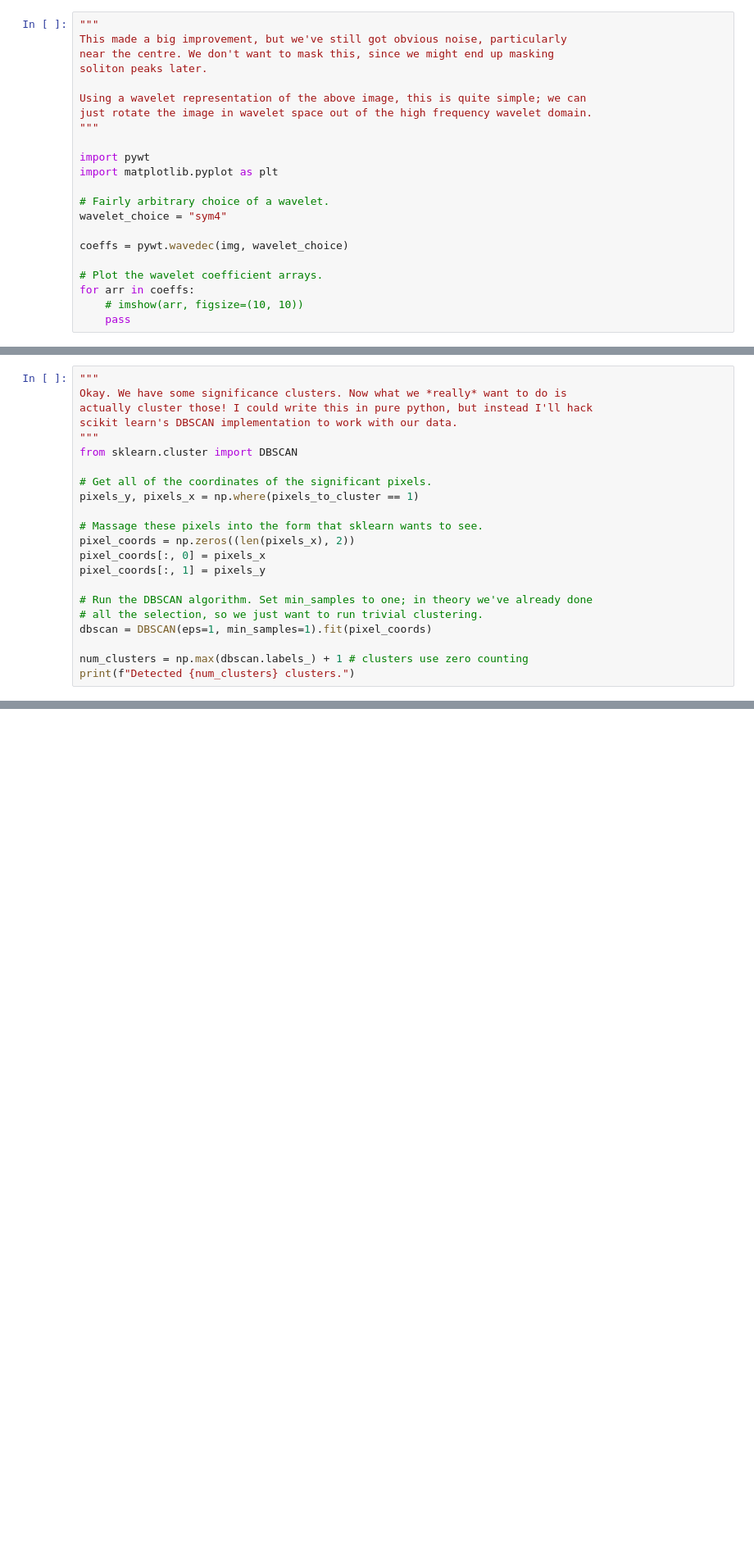
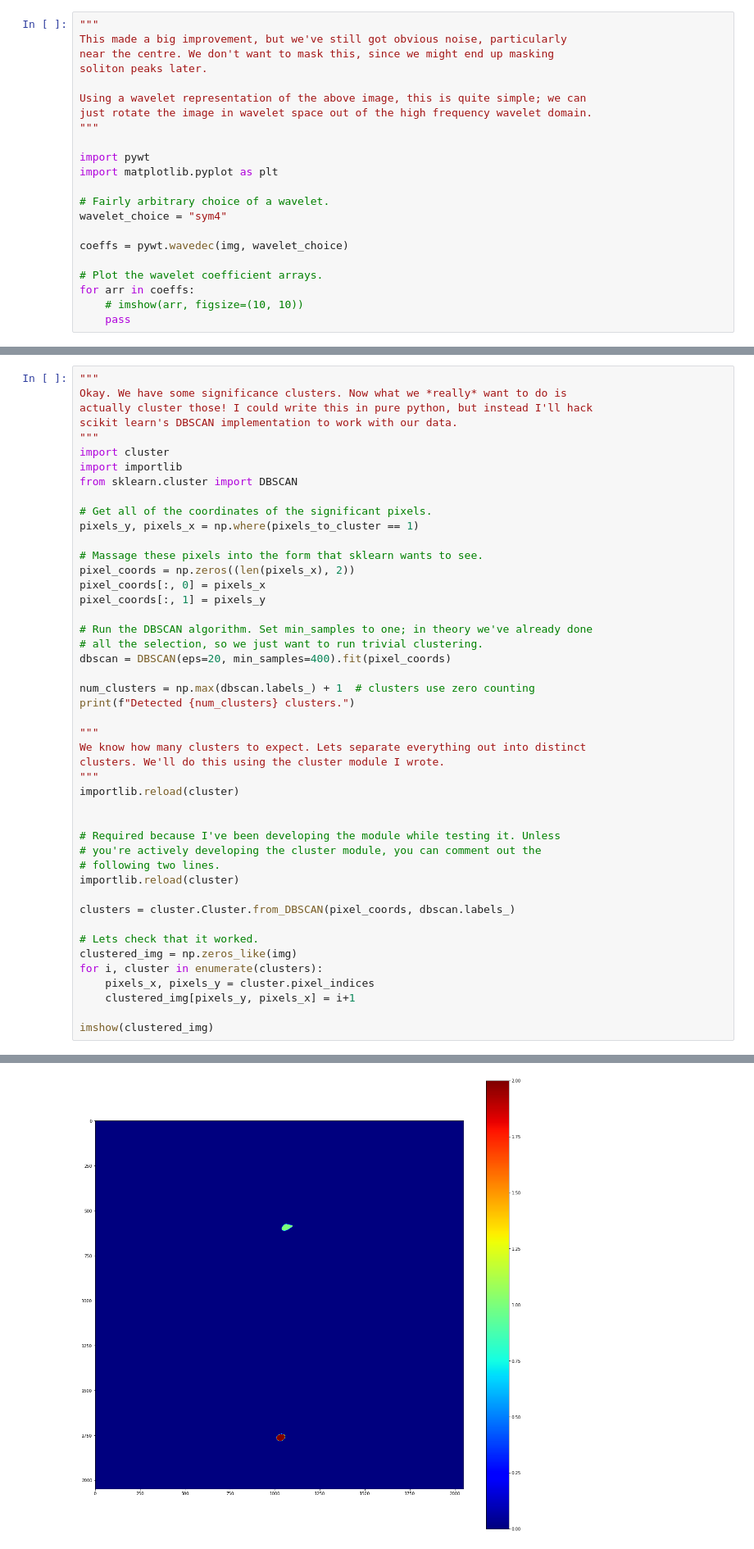
Before and after one commit to RBrearton/soliton_analysis, a Jupyter notebook: azimuthal_scan_playground.ipynb, the cells around one changed output, grey strips where cells are left out. Shown at 82% size. Drawn from its saved outputs; the diff is of its cells as text; blank space fills up the shorter version.

```diff
--- a/azimuthal_scan_playground.ipynb
+++ b/azimuthal_scan_playground.ipynb
@@ -336,6 +318,8 @@ Okay. We have some significance clusters. Now what we *really* want to do is
 actually cluster those! I could write this in pure python, but instead I'll hack
 scikit learn's DBSCAN implementation to work with our data.
 """
+import cluster
+import importlib
 from sklearn.cluster import DBSCAN
 
 # Get all of the coordinates of the significant pixels.
@@ -348,8 +332,30 @@ pixel_coords[:, 1] = pixels_y
 
 # Run the DBSCAN algorithm. Set min_samples to one; in theory we've already done
 # all the selection, so we just want to run trivial clustering.
-dbscan = DBSCAN(eps=1, min_samples=1).fit(pixel_coords)
+dbscan = DBSCAN(eps=20, min_samples=400).fit(pixel_coords)
 
-num_clusters = np.max(dbscan.labels_) + 1 # clusters use zero counting
+num_clusters = np.max(dbscan.labels_) + 1  # clusters use zero counting
 print(f"Detected {num_clusters} clusters.")
+
+"""
+We know how many clusters to expect. Lets separate everything out into distinct
+clusters. We'll do this using the cluster module I wrote.
+"""
+importlib.reload(cluster)
+
+
+# Required because I've been developing the module while testing it. Unless
+# you're actively developing the cluster module, you can comment out the
+# following two lines.
+importlib.reload(cluster)
+
+clusters = cluster.Cluster.from_DBSCAN(pixel_coords, dbscan.labels_)
+
+# Lets check that it worked.
+clustered_img = np.zeros_like(img)
+for i, cluster in enumerate(clusters):
+    pixels_x, pixels_y = cluster.pixel_indices
+    clustered_img[pixels_y, pixels_x] = i+1
+
+imshow(clustered_img)
 # %% [output]
@@ -356,0 +363 @@ Detected 4 clusters.
+[figure, added]
```
Also changed, not shown: parts of 11 cells of this notebook, 1 other file.
